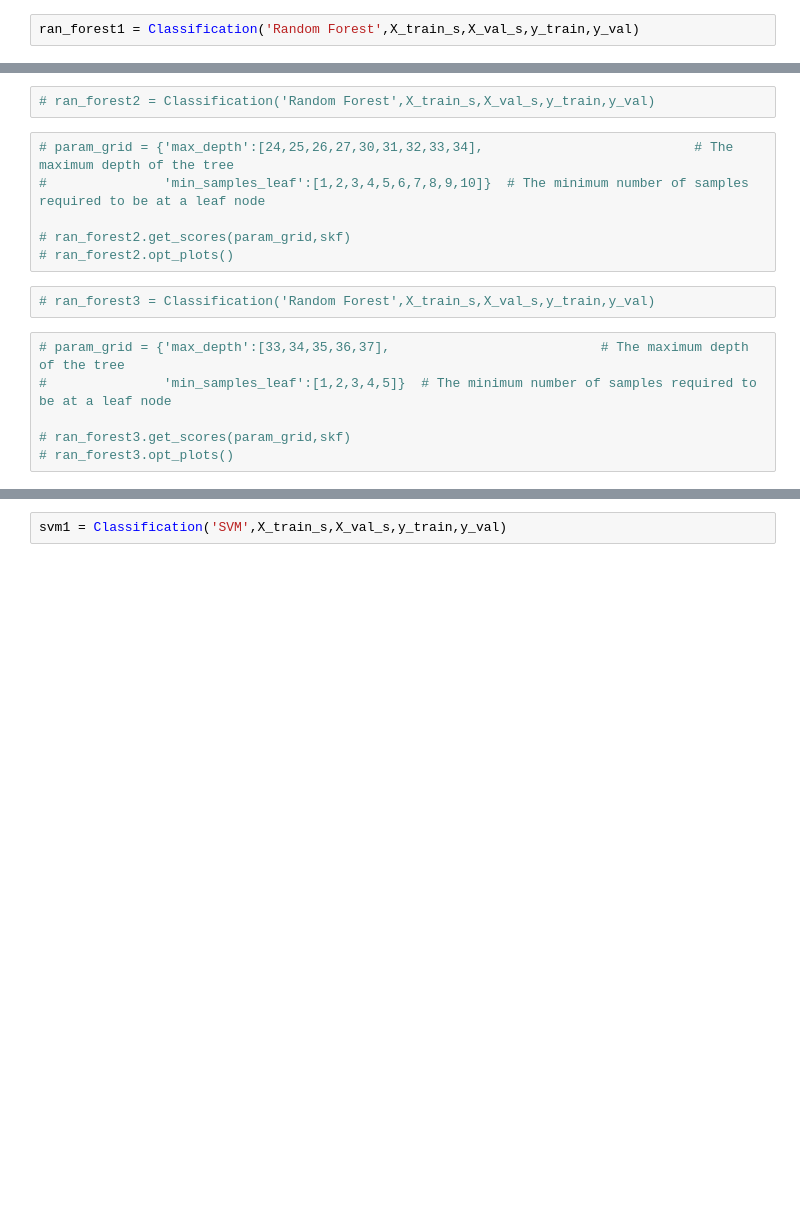
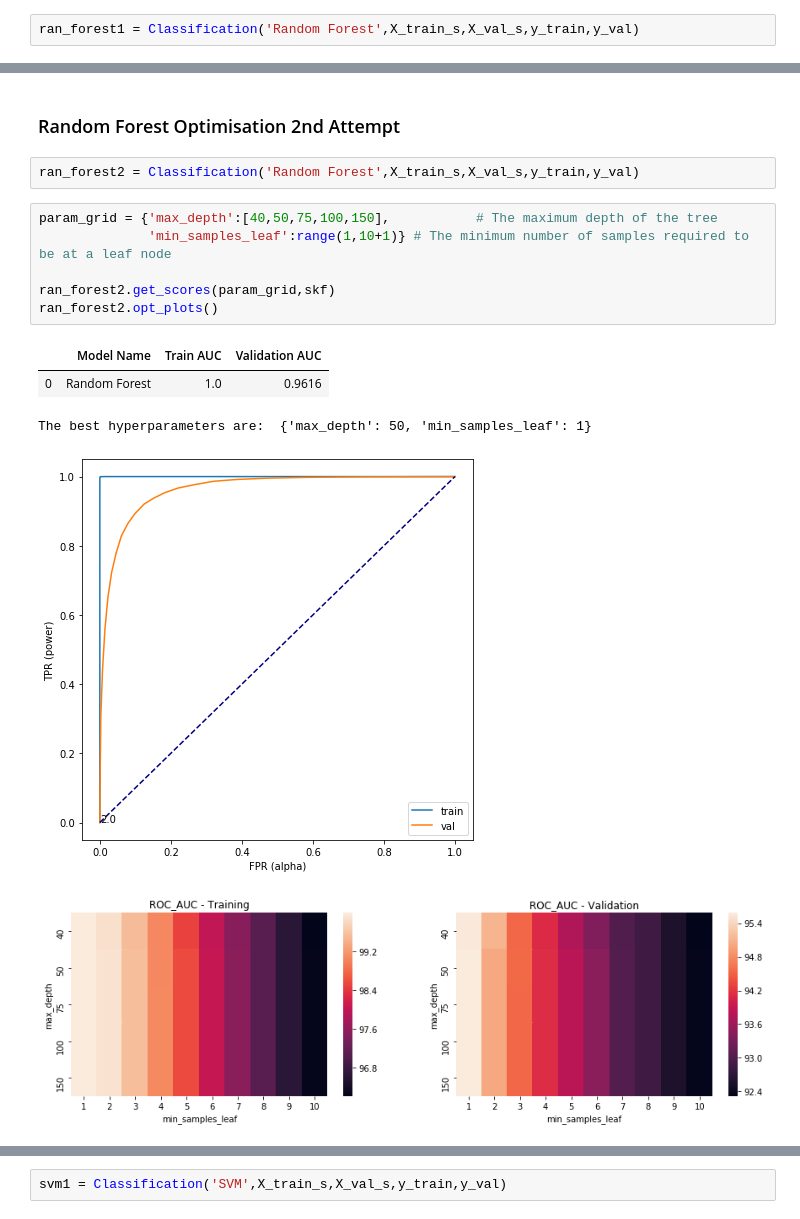
Before and after one commit to awesomeahi95/Forest_Trees, a Jupyter notebook: Forest_Ahilan.ipynb, the cells around one changed output, grey strips where cells are left out. Saved outputs shown, nothing was run; the diff lists cells and outputs as text; blank space fills up the shorter version.

Commit message:
random forest

```diff
--- a/Forest_Ahilan.ipynb
+++ b/Forest_Ahilan.ipynb
@@ -521,16 +541,16 @@ ran_forest1.show_conf_matrix()
+# %% [markdown]
+### Random Forest Optimisation 2nd Attempt
 # %%
-# ran_forest2 = Classification('Random Forest',X_train_s,X_val_s,y_train,y_val)
+ran_forest2 = Classification('Random Forest',X_train_s,X_val_s,y_train,y_val)
 # %%
-# param_grid = {'max_depth':[24,25,26,27,30,31,32,33,34],                           # The maximum depth of the tree
-#               'min_samples_leaf':[1,2,3,4,5,6,7,8,9,10]}  # The minimum number of samples required to be at a leaf node
+param_grid = {'max_depth':[40,50,75,100,150],           # The maximum depth of the tree
+              'min_samples_leaf':range(1,10+1)} # The minimum number of samples required to be at a leaf node
 
-# ran_forest2.get_scores(param_grid,skf)
-# ran_forest2.opt_plots()
+ran_forest2.get_scores(param_grid,skf)
+ran_forest2.opt_plots()
+# %% [output]
+|  | Model Name | Train AUC | Validation AUC |
+| 0 | Random Forest | 1.0 | 0.9616 |
+The best hyperparameters are:  {'max_depth': 50, 'min_samples_leaf': 1}
+[figure, added]
+[figure, added]
-# %%
-# ran_forest3 = Classification('Random Forest',X_train_s,X_val_s,y_train,y_val)
-# %%
-# param_grid = {'max_depth':[33,34,35,36,37],                           # The maximum depth of the tree
-#               'min_samples_leaf':[1,2,3,4,5]}  # The minimum number of samples required to be at a leaf node
-
-# ran_forest3.get_scores(param_grid,skf)
-# ran_forest3.opt_plots()
```
Also changed, not shown: parts of 35 cells of this notebook.
